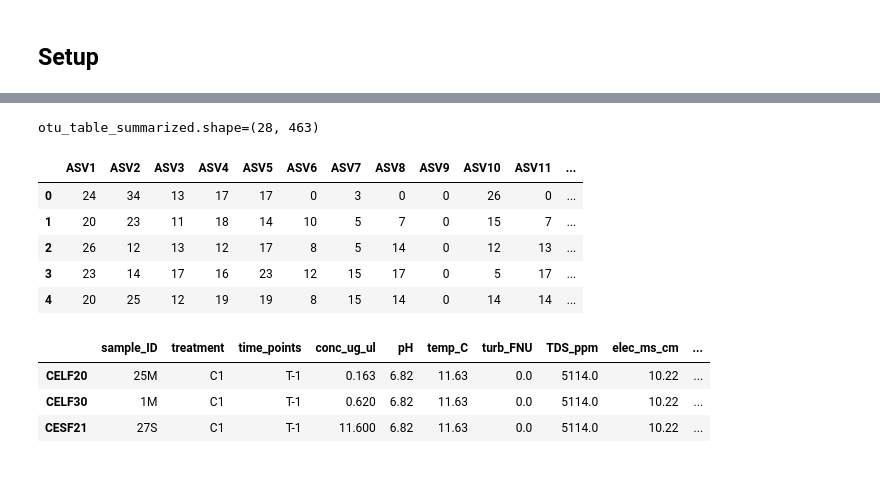
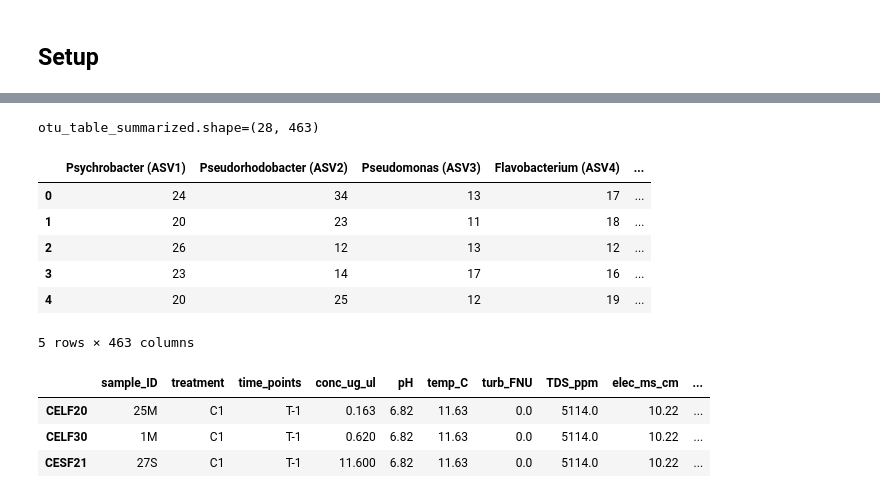
Before and after one commit to omicsEye/waveome, a Jupyter notebook: examples/Marine_microbiome/16S_environment_microbiome_antibiotic_treatments.ipynb, the cells around one changed output, grey strips where cells are left out. Cells and saved outputs as stored; diff of their text form; code cells hidden in the pictures.

```diff
--- a/examples/Marine_microbiome/16S_environment_microbiome_antibiotic_treatments.ipynb
+++ b/examples/Marine_microbiome/16S_environment_microbiome_antibiotic_treatments.ipynb
@@ -45,0 +264,34 @@ sam_table = pd.read_csv(f"{path_to_file}/sam_table.txt",
+# %%
+path_to_output_large = os.path.expanduser(
+    f"{path_to_results}/gps_3_00um.pkl"
+)
+
+sam_large = (
+    sam_table[sam_table["size_um"] == "3_00"][["treatment", "time_days"]]
+    .reset_index(drop=True)
+)
+otu_large = (
+    otu_table[sam_table["size_um"] == "3_00"]
+    .reset_index(drop=True)
+    .rename(columns=asv_to_label)
+)
+
+if os.path.exists(path_to_output_large):
+    print("Reading saved model (3 µm)...")
+    with open(path_to_output_large, "rb") as f:
+        gps_large = pickle.load(f)
+else:
+    gps_large = GPSearch(
+        X=sam_large,
+        Y=otu_large,
+        unit_col="treatment",
+        outcome_likelihood="negativebinomial",
+        Y_transform=None,
+        standardize_X=True
+    )
+    gps_large.penalized_optimization(
+        random_seed=9102,
+        optimization_options={"optimizer": "adam/gradient"}
+    )
+    with open(path_to_output_large, "wb") as f:
+        pickle.dump(gps_large, f)
@@ -46,28 +362,32 @@ sam_table = pd.read_csv(f"{path_to_file}/sam_table.txt",
 # %%
 # Sum over size fractions tested given identical environment variables
 otu_table_summarized = (
     otu_table
     .join(
         other=sam_table[["treatment", "time_days"]]
     ).groupby(
         by=["treatment", "time_days"],
         as_index=False
     ).sum()
     .sort_values(
         by=["treatment", "time_days"]
     )
     .drop(columns=["treatment", "time_days"])
 )
+
+otu_table_summarized = otu_table_summarized.rename(columns=asv_to_label)
+
 print(f"{otu_table_summarized.shape=}")
 otu_table_summarized.head()
 # %% [output]
 otu_table_summarized.shape=(28, 463)
-|  | ASV1 | ASV2 | ASV3 | ASV4 | ASV5 | ASV6 | ASV7 | ASV8 | ASV9 | ASV10 | ASV11 | ... |
-| 0 | 24 | 34 | 13 | 17 | 17 | 0 | 3 | 0 | 0 | 26 | 0 | ... |
-| 1 | 20 | 23 | 11 | 18 | 14 | 10 | 5 | 7 | 0 | 15 | 7 | ... |
-| 2 | 26 | 12 | 13 | 12 | 17 | 8 | 5 | 14 | 0 | 12 | 13 | ... |
-| 3 | 23 | 14 | 17 | 16 | 23 | 12 | 15 | 17 | 0 | 5 | 17 | ... |
-| 4 | 20 | 25 | 12 | 19 | 19 | 8 | 15 | 14 | 0 | 14 | 14 | ... |
+|  | Psychrobacter (ASV1) | Pseudorhodobacter (ASV2) | Pseudomonas (ASV3) | Flavobacterium (ASV4) | ... |
+| 0 | 24 | 34 | 13 | 17 | ... |
+| 1 | 20 | 23 | 11 | 18 | ... |
+| 2 | 26 | 12 | 13 | 12 | ... |
+| 3 | 23 | 14 | 17 | 16 | ... |
+| 4 | 20 | 25 | 12 | 19 | ... |
+5 rows × 463 columns
 # %%
 # Inspect one treatment and time point to see that the size_fraction is the only difference
 pd.set_option('display.max_columns', None)
```
Also changed, not shown: parts of 41 cells of this notebook.
